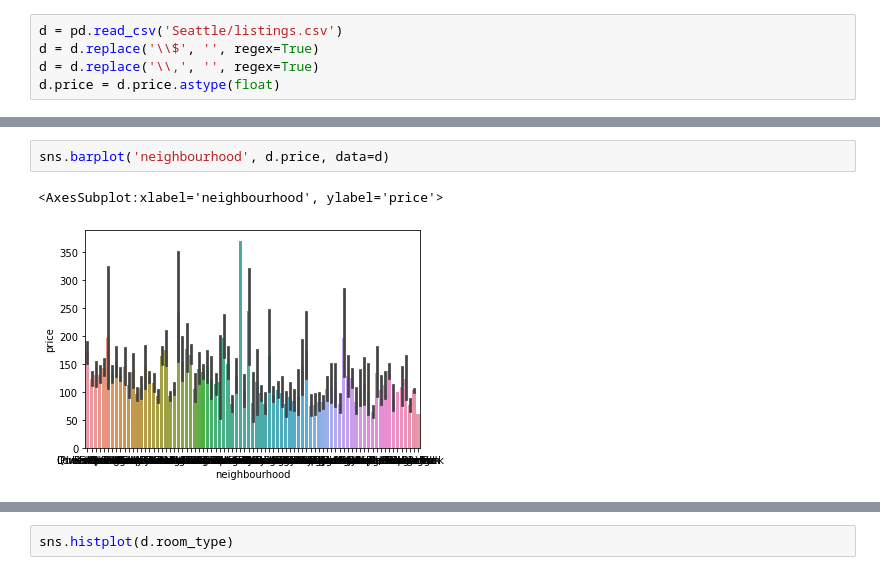
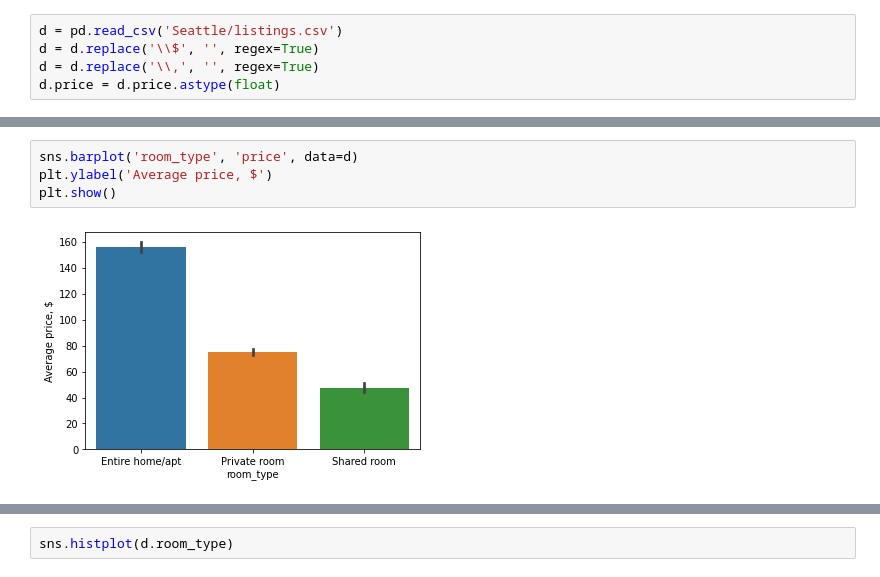
Before and after one commit to kd60/prog_D, a Jupyter notebook: house_prices.ipynb, the cells around one changed output, grey strips where cells are left out. Saved outputs shown, nothing was run; the diff lists cells and outputs as text.

```diff
--- a/house_prices.ipynb
+++ b/house_prices.ipynb
@@ -27,5 +65,6 @@ We will prefer linear model if possible, because we can interpret it more clearl
 # %%
-sns.barplot('neighbourhood', d.price, data=d)
+sns.barplot('room_type', 'price', data=d)
+plt.ylabel('Average price, $')
+plt.show()
 # %% [output]
-<AxesSubplot:xlabel='neighbourhood', ylabel='price'>
-[figure, old version]
+[figure, new version]
```
Also changed, not shown: parts of 53 cells of this notebook.
